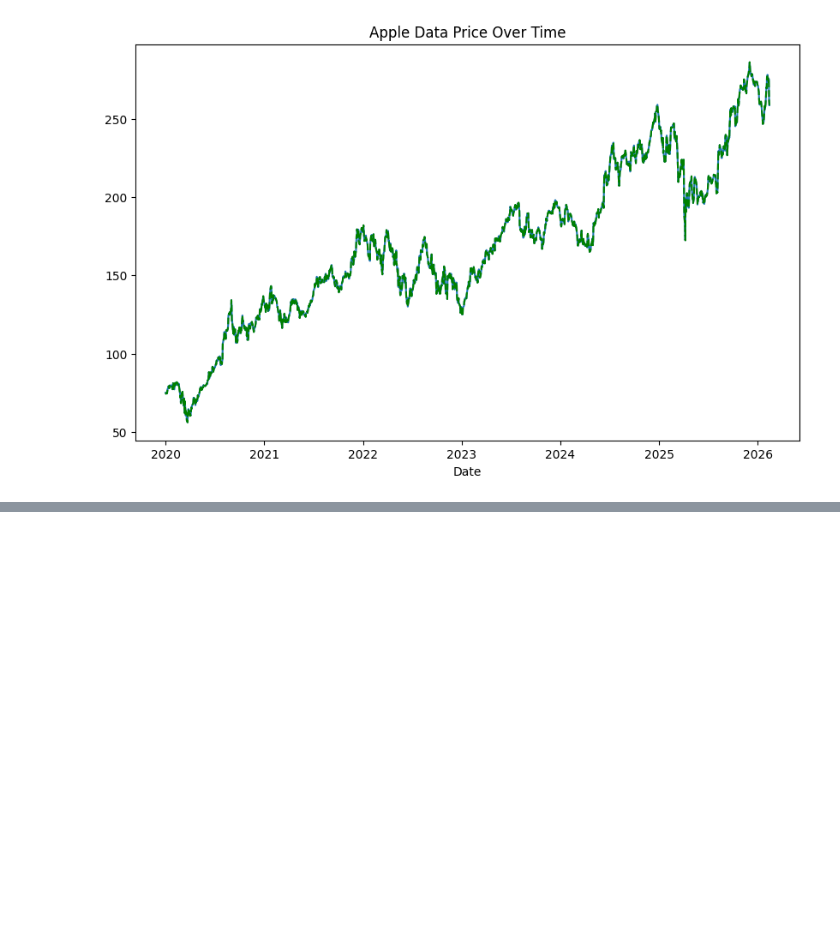
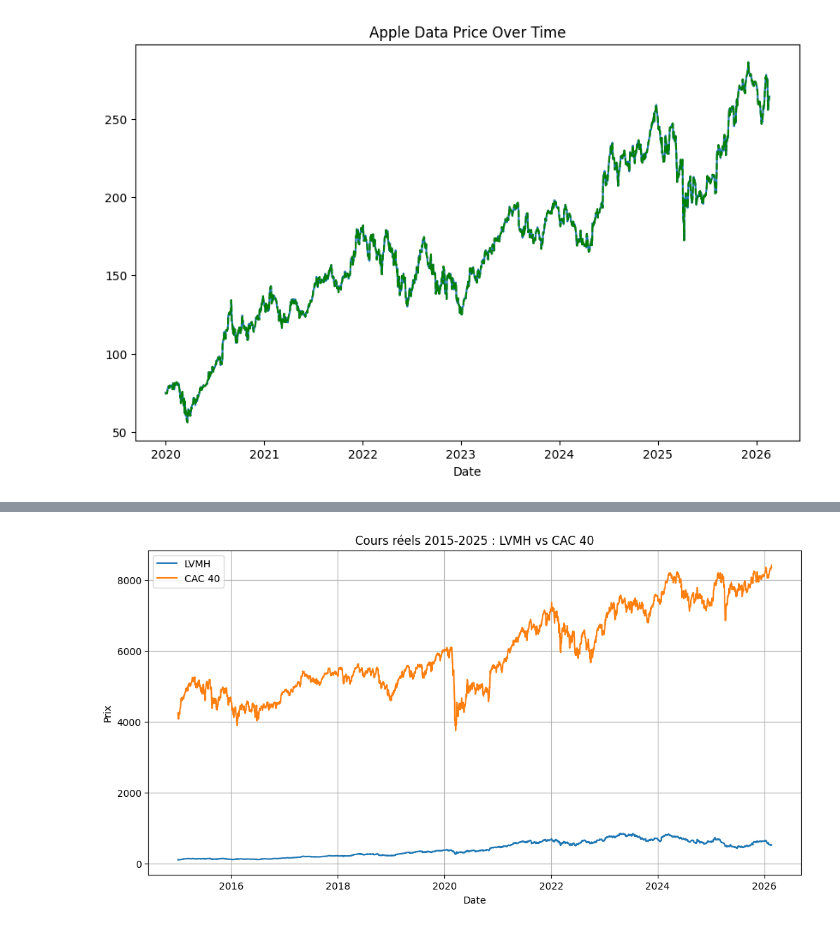
Before and after one commit to melynazrd/IAE_METZ_2026_DATA_AUDIT, a Jupyter notebook: SCRIPTS/analyse_bourse.ipynb, the cells around one changed output, grey strips where cells are left out. Saved outputs shown, nothing was run; the diff lists cells and outputs as text; code cells hidden in the pictures; blank space fills up the shorter version.

Commit message:
ajout script lvmh

```diff
--- a/SCRIPTS/analyse_bourse.ipynb
+++ b/SCRIPTS/analyse_bourse.ipynb
@@ -385,0 +218,13 @@ Tableau comparatif global (2015-2025) :
+# %%
+# Téléchargement des données 2015-2025
+
+tickers = ["MC.PA", "^FCHI"]
+
+data = yf.download(tickers, start="2015-01-01")
+data = data["Close"].dropna()
+
+returns = data.pct_change().dropna()
+
+returns.columns = ["LVMH", "CAC 40"]
+
+returns
@@ -385,0 +261,16 @@ Tableau comparatif global (2015-2025) :
+# %%
+# Cours LVMH & CAC40
+plt.figure(figsize=(12,6))
+
+plt.plot(data.index, data['MC.PA'], label='LVMH')
+plt.plot(data.index, data['^FCHI'], label='CAC 40')
+
+plt.title("Cours réels 2015-2025 : LVMH vs CAC 40")
+plt.xlabel("Date")
+plt.ylabel("Prix")
+plt.legend()
+plt.grid(True)
+
+plt.show()
+# %% [output]
+[figure, added]
```
Also changed, not shown: parts of 25 cells of this notebook.
